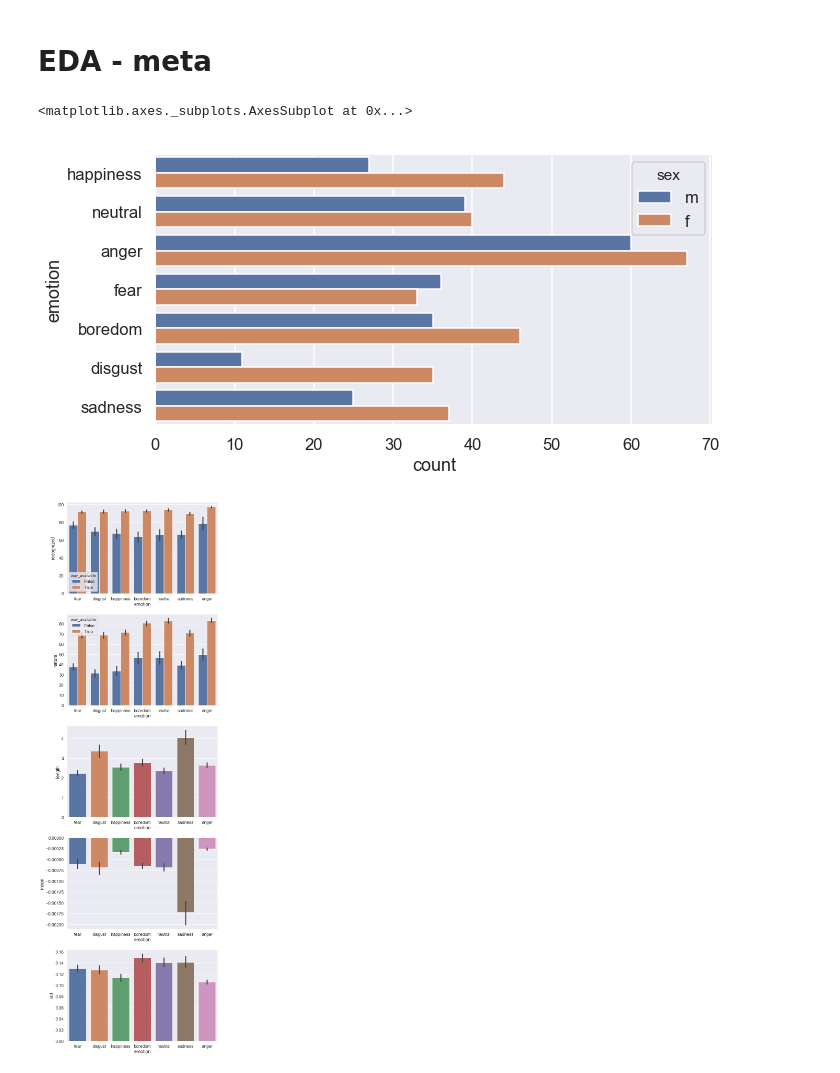
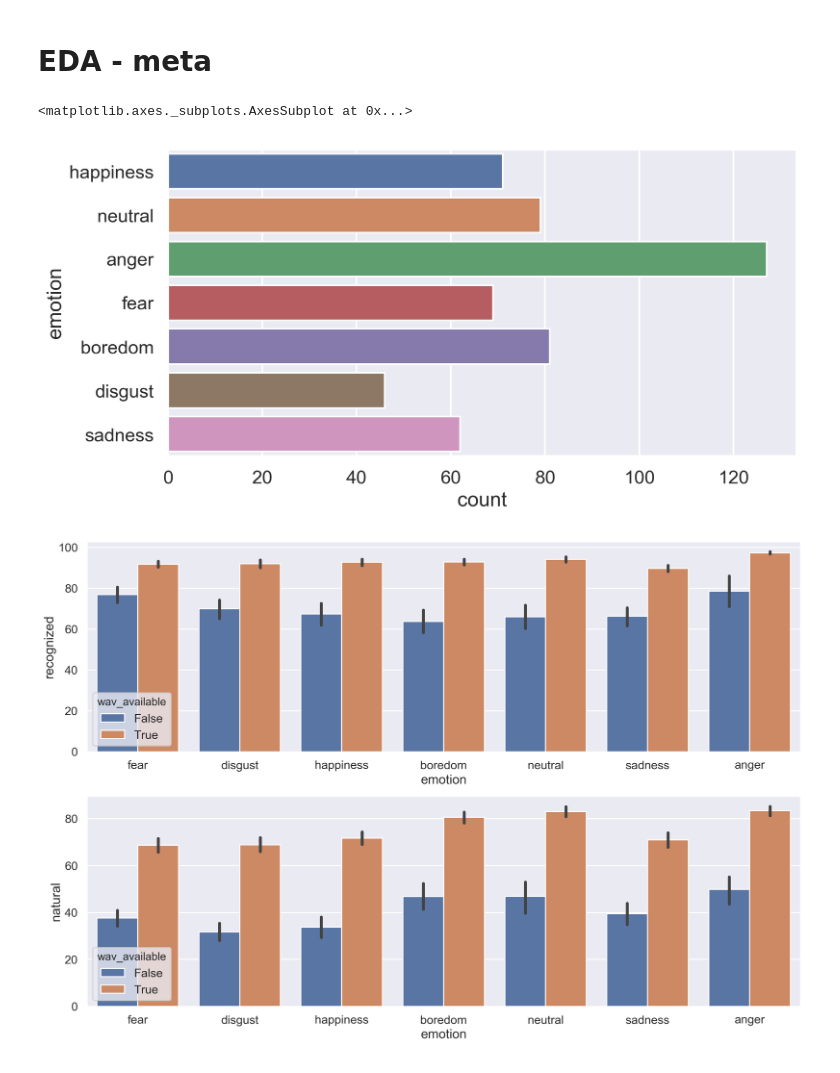
Before and after one commit to flembr/affect_recognition_hci, a Jupyter notebook: 00_EDA.ipynb, the cells around one changed output. Cells and saved outputs as stored; diff of their text form; code cells hidden in the pictures.

```diff
--- a/00_EDA.ipynb
+++ b/00_EDA.ipynb
@@ -18,7 +22,7 @@ emotion_map = {'A': 'fear', 'E': 'disgust', 'W': 'anger', 'L': 'boredom',
                'F': 'happiness', 'N': 'neutral', 'T': 'sadness'}
 # %%
 df = pd.read_csv('./EmoDB/erkennung.txt',sep='\t',encoding='Latin1',index_col=0)
-exists,length,means,stds = [],[],[],[]
+exists = []
 
 df.Satz = df.Satz.apply(lambda x: x.split('.')[0])
 df.erkannt = df.erkannt.apply(lambda x: int(x.split(',')[0]))
@@ -28,27 +32,14 @@ df['age'] = df.Satz.apply(lambda x: speaker_info[x[:2]][1])
 df['emotion'] = df.Satz.apply(lambda x: emotion_map[x[5]])
 
 for index,row in tqdm(df.iterrows()):
-    try:
-        sample_rate,stream = wavfile.read('./EmoDB/wav/%s.wav'%row.Satz)
+    if os.path.exists('./EmoDB/wav/%s.wav'%row.Satz):
         exists.append(True)
-        length.append(len(stream)/sample_rate) # in seconds
-        stream = stream / np.max(np.abs(stream))
-        means.append(np.mean(stream))
-        stds.append(np.std(stream))
-    except: # wave-file not found
+    else: # wave-file not found
         exists.append(False)
-        length.append(np.nan) # in seconds
-        means.append(np.nan)
-        stds.append(np.nan)
-        pass
 
 df['wav_available'] = exists
-df['length'] = length
-df['mean'] = means
-df['std'] = stds
 df = df.rename(index=str, columns={'erkannt': 'recognized', 'natuerlich': 'natural'})
 df = df.set_index('Satz')
-# df.to_csv('./data/overview.csv')
 df.head()
 # %% [output]
 [interactive output not drawn]
@@ -62,19 +53,15 @@ df.head()
 # %% [markdown]
 # EDA - meta
 # %%
-plt.figure(figsize=(10,5))
-sns.countplot(y='emotion',hue='sex',data=df[df.wav_available])
-# plt.xlim([0,len(df[df.wav_available])])
+plt.figure(figsize=(10,5),dpi=200)
+sns.countplot(y='emotion',data=df[df.wav_available])
 # %% [output]
 <matplotlib.axes._subplots.AxesSubplot at 0x...>
-[figure, old version]
+[figure, new version]
 # %%
-fig,ax = plt.subplots(ncols=1,nrows=5,figsize=(10,30))
+fig,ax = plt.subplots(ncols=1,nrows=2,figsize=(15,10),dpi=200)
 sns.barplot(x='emotion',y='recognized',hue='wav_available',data=df,ax=ax[0])
 sns.barplot(x='emotion',y='natural',hue='wav_available',data=df,ax=ax[1])
-sns.barplot(x='emotion',y='length',data=df,ax=ax[2])
-sns.barplot(x='emotion',y='mean',data=df,ax=ax[3])
-sns.barplot(x='emotion',y='std',data=df,ax=ax[4])
 plt.tight_layout()
 # %% [output]
-[figure, old version]
+[figure, new version]
```
Also changed, not shown: parts of 13 cells of this notebook, 5 other files.
